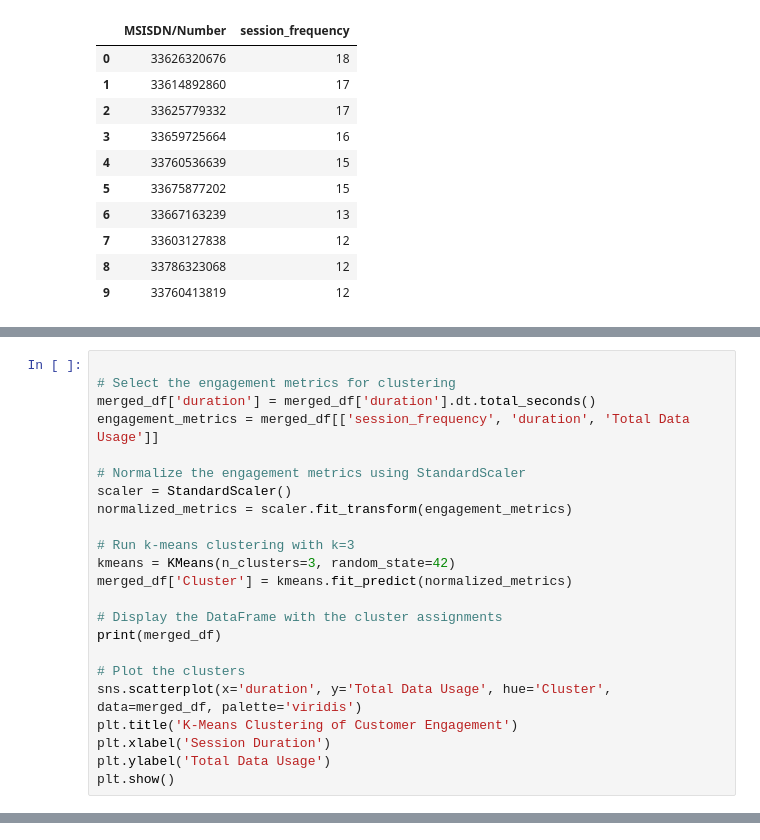
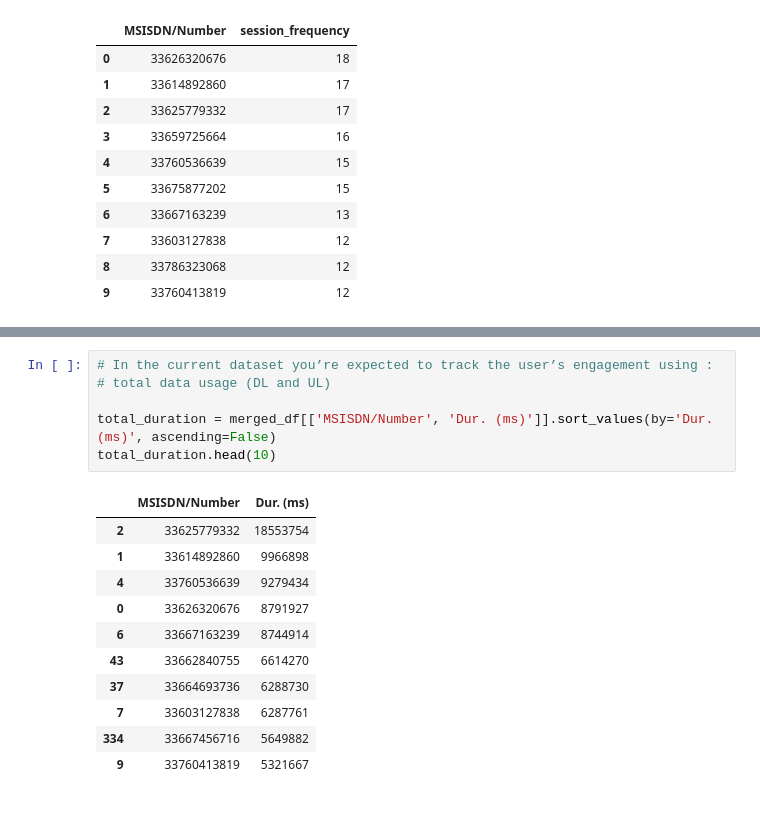
Before and after one commit to merronmuche/telecom_eda, a Jupyter notebook: eda_task3.ipynb, the cells around one changed output, grey strips where cells are left out. Cells and saved outputs as stored; diff of their text form; blank space fills up the shorter version.

```diff
--- a/eda_task3.ipynb
+++ b/eda_task3.ipynb
@@ -145,24 +114 @@ merged_df
 106856 rows × 4 columns
-# %%
-
-# Select the engagement metrics for clustering
-merged_df['duration'] = merged_df['duration'].dt.total_seconds()
-engagement_metrics = merged_df[['session_frequency', 'duration', 'Total Data Usage']]
-
-# Normalize the engagement metrics using StandardScaler
-scaler = StandardScaler()
-normalized_metrics = scaler.fit_transform(engagement_metrics)
-
-# Run k-means clustering with k=3
-kmeans = KMeans(n_clusters=3, random_state=42)
-merged_df['Cluster'] = kmeans.fit_predict(normalized_metrics)
-
-# Display the DataFrame with the cluster assignments
-print(merged_df)
-
-# Plot the clusters
-sns.scatterplot(x='duration', y='Total Data Usage', hue='Cluster', data=merged_df, palette='viridis')
-plt.title('K-Means Clustering of Customer Engagement')
-plt.xlabel('Session Duration')
-plt.ylabel('Total Data Usage')
-plt.show()
@@ -184,0 +115,18 @@ plt.show()
+# %%
+# In the current dataset you’re expected to track the user’s engagement using :
+# total data usage (DL and UL)
+
+total_duration = merged_df[['MSISDN/Number', 'Dur. (ms)']].sort_values(by='Dur. (ms)', ascending=False)
+total_duration.head(10)
+# %% [output]
+|  | MSISDN/Number | Dur. (ms) |
+| 2 | 33625779332 | 18553754 |
+| 1 | 33614892860 | 9966898 |
+| 4 | 33760536639 | 9279434 |
+| 0 | 33626320676 | 8791927 |
+| 6 | 33667163239 | 8744914 |
+| 43 | 33662840755 | 6614270 |
+| 37 | 33664693736 | 6288730 |
+| 7 | 33603127838 | 6287761 |
+| 334 | 33667456716 | 5649882 |
+| 9 | 33760413819 | 5321667 |
```
Also changed, not shown: parts of 6 cells of this notebook.
